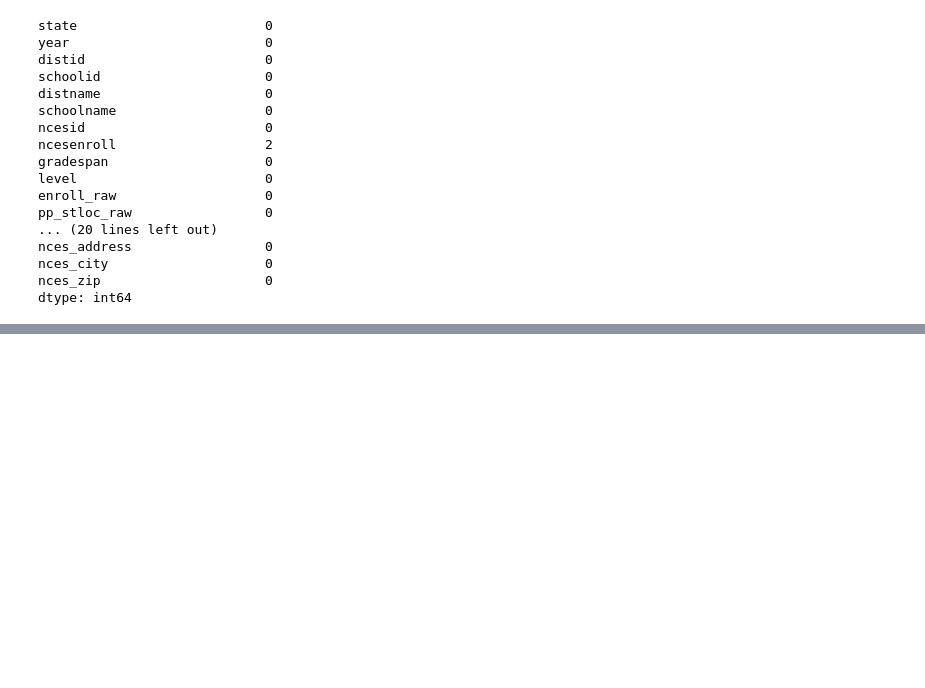
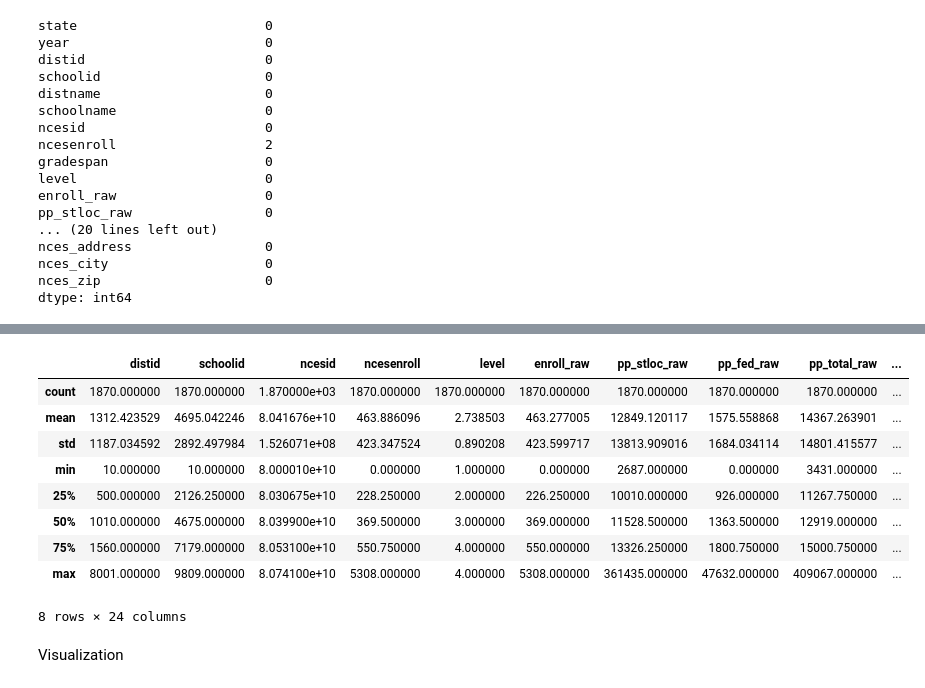
Before and after one commit to kefanyu/school_finance_research, a Jupyter notebook: Code/cleaning_EDA.ipynb, the cells around one changed output, grey strips where cells are left out. Saved outputs shown, nothing was run; the diff lists cells and outputs as text; code cells hidden in the pictures; blank space fills up the shorter version.

```diff
--- a/Code/cleaning_EDA.ipynb
+++ b/Code/cleaning_EDA.ipynb
@@ -202,0 +192,3 @@ dtype: int64
+# %%
+new_knndf.rename(columns = {0:'nces_title1_schoolwide'}, inplace=True)  # change column back to original
+knndf['nces_title1_schoolwide'] = knndf['nces_title1_schoolwide'].replace([1,0], ['1-Yes','2-No'])
@@ -202,0 +261,15 @@ dtype: int64
+# %%
+df3.describe()
+# %% [output]
+|  | distid | schoolid | ncesid | ncesenroll | level | enroll_raw | pp_stloc_raw | pp_fed_raw | pp_total_raw | ... |
+| count | 1870.000000 | 1870.000000 | 1.870000e+03 | 1870.000000 | 1870.000000 | 1870.000000 | 1870.000000 | 1870.000000 | 1870.000000 | ... |
+| mean | 1312.423529 | 4695.042246 | 8.041676e+10 | 463.886096 | 2.738503 | 463.277005 | 12849.120117 | 1575.558868 | 14367.263901 | ... |
+| std | 1187.034592 | 2892.497984 | 1.526071e+08 | 423.347524 | 0.890208 | 423.599717 | 13813.909016 | 1684.034114 | 14801.415577 | ... |
+| min | 10.000000 | 10.000000 | 8.000010e+10 | 0.000000 | 1.000000 | 0.000000 | 2687.000000 | 0.000000 | 3431.000000 | ... |
+| 25% | 500.000000 | 2126.250000 | 8.030675e+10 | 228.250000 | 2.000000 | 226.250000 | 10010.000000 | 926.000000 | 11267.750000 | ... |
+| 50% | 1010.000000 | 4675.000000 | 8.039900e+10 | 369.500000 | 3.000000 | 369.000000 | 11528.500000 | 1363.500000 | 12919.000000 | ... |
+| 75% | 1560.000000 | 7179.000000 | 8.053100e+10 | 550.750000 | 4.000000 | 550.000000 | 13326.250000 | 1800.750000 | 15000.750000 | ... |
+| max | 8001.000000 | 9809.000000 | 8.074100e+10 | 5308.000000 | 4.000000 | 5308.000000 | 361435.000000 | 47632.000000 | 409067.000000 | ... |
+8 rows × 24 columns
+# %% [markdown]
+Visualization
```
Also changed, not shown: parts of 21 cells of this notebook.
